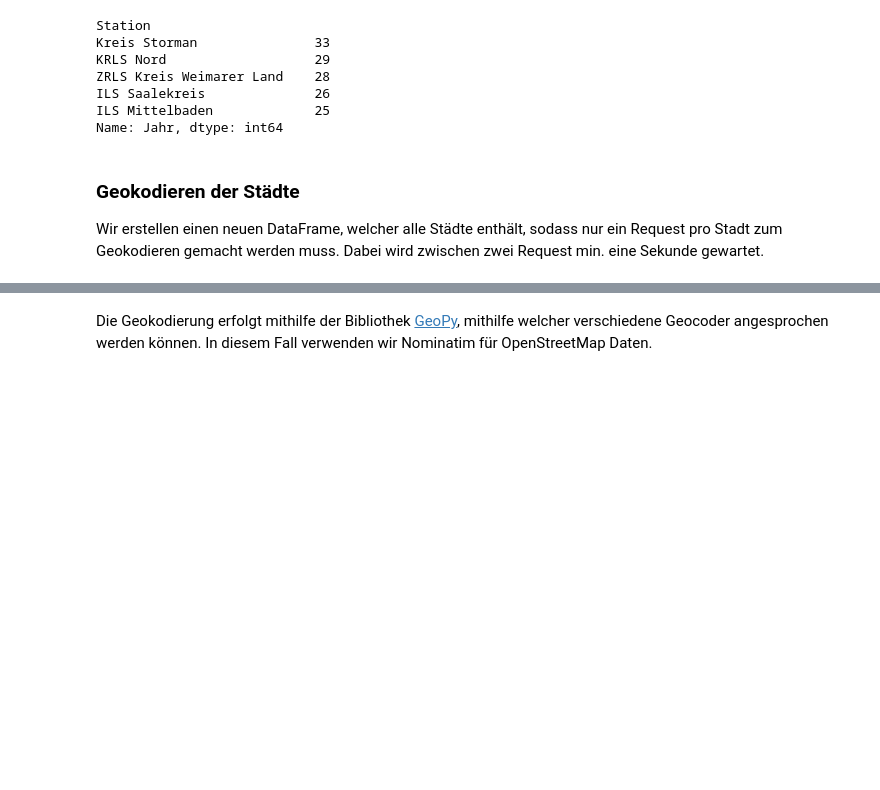
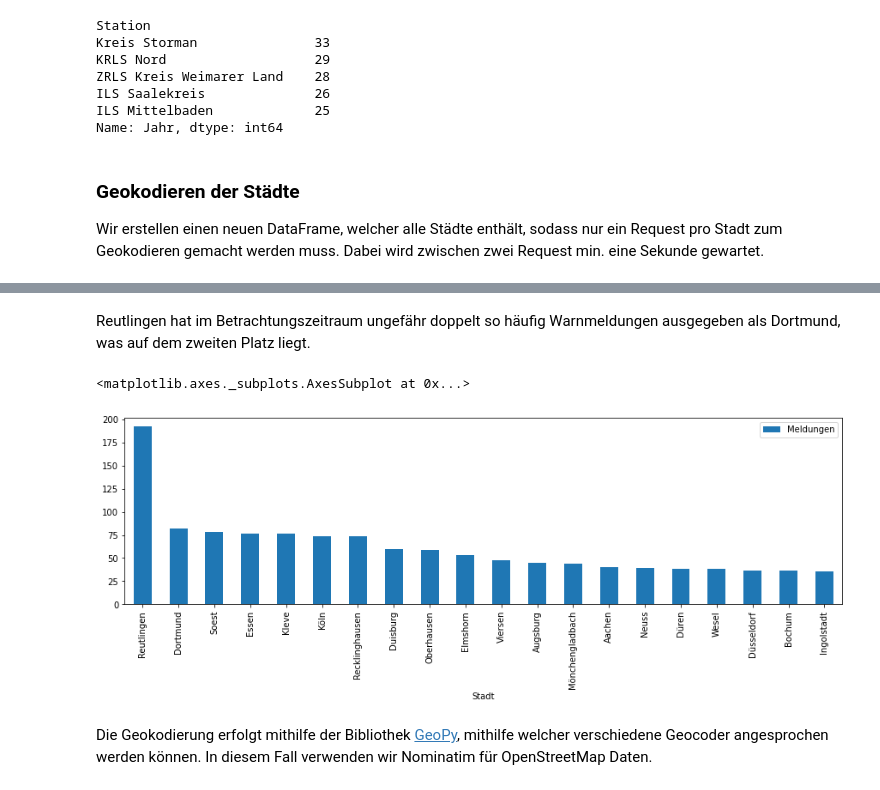
Before and after one commit to orSpec/MoWaS_NINA_Analyse_V2, a Jupyter notebook: analysis/Analyse_Meldungen.ipynb, the cells around one changed output, grey strips where cells are left out. Saved outputs shown, nothing was run; the diff lists cells and outputs as text; code cells hidden in the pictures; blank space fills up the shorter version.

```diff
--- a/analysis/Analyse_Meldungen.ipynb
+++ b/analysis/Analyse_Meldungen.ipynb
@@ -298,3 +339,10 @@ staedte_geoc
+# %% [markdown]
+Reutlingen hat im Betrachtungszeitraum ungefähr doppelt so häufig Warnmeldungen ausgegeben als Dortmund, was auf dem zweiten Platz liegt.
+# %%
+staedte_geoc.sort_values("Meldungen",ascending=False).head(20).plot(x="Stadt", y="Meldungen",kind="bar",figsize=(15,4))
+# %% [output]
+<matplotlib.axes._subplots.AxesSubplot at 0x...>
+[figure, added]
 # %% [markdown]
 Die Geokodierung erfolgt mithilfe der Bibliothek [GeoPy](https://geopy.readthedocs.io/en/stable/), mithilfe welcher verschiedene Geocoder angesprochen werden können. In diesem Fall verwenden wir Nominatim für OpenStreetMap Daten.
 # %%
```
Also changed, not shown: parts of 25 cells of this notebook.
